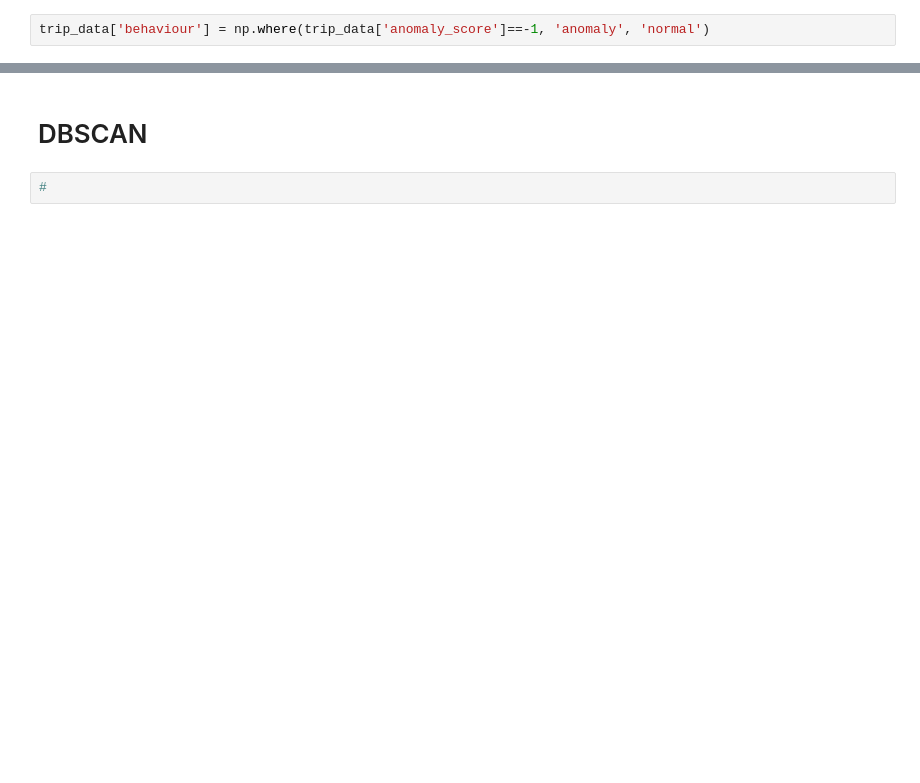
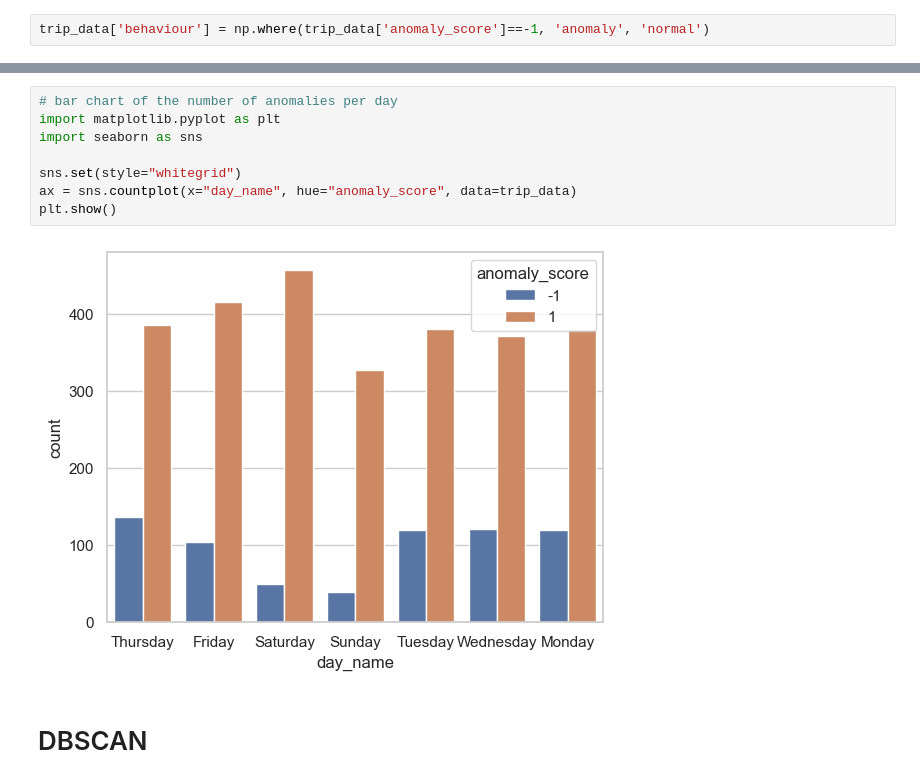
Before and after one commit to ShanukaLakshan/Realtime-GPS-Bus---Data-Science-Project, a Jupyter notebook: AnomalyDetection/AnomalyDetection.ipynb, the cells around one changed output, grey strips where cells are left out. Drawn from its saved outputs; the diff is of its cells as text; blank space fills up the shorter version.

Commit message:
Anomaly Detection Updated

```diff
--- a/AnomalyDetection/AnomalyDetection.ipynb
+++ b/AnomalyDetection/AnomalyDetection.ipynb
@@ -265,4 +281,12 @@ plt.show()
+# %%
+# bar chart of the number of anomalies per day
+import matplotlib.pyplot as plt
+import seaborn as sns
+
+sns.set(style="whitegrid")
+ax = sns.countplot(x="day_name", hue="anomaly_score", data=trip_data)
+plt.show()
+# %% [output]
+[figure, added]
 # %% [markdown]
 # DBSCAN
-# %%
-#
```
Also changed, not shown: parts of 10 cells of this notebook.
